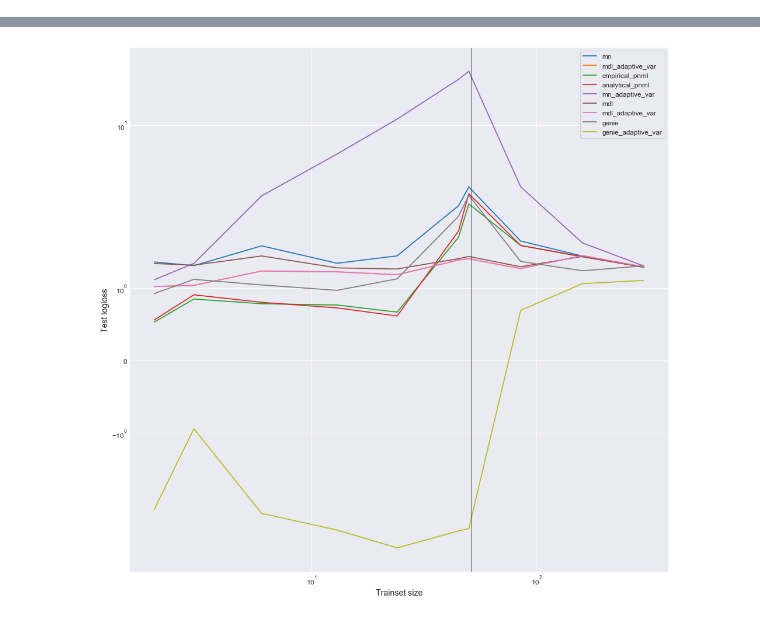
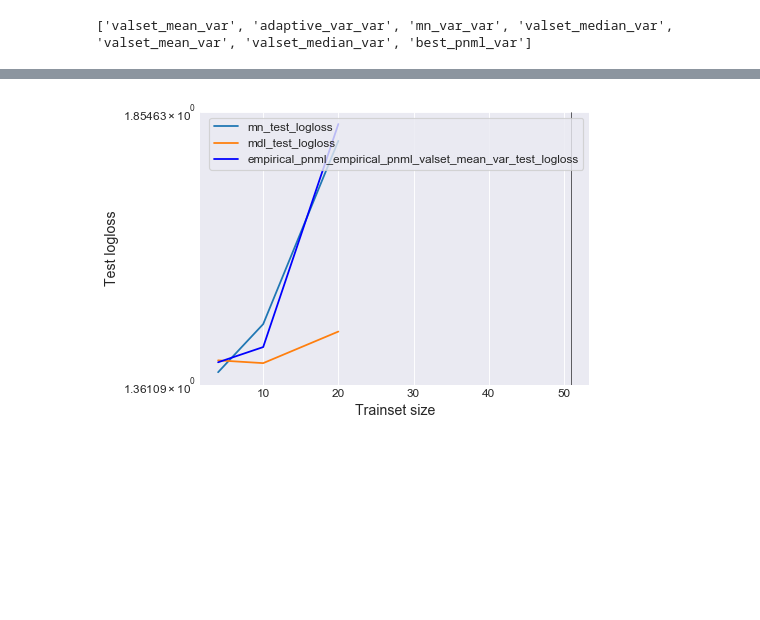
Before and after one commit to kobybibas/pnml_linear_regression_simulation, a Jupyter notebook: notebooks/single_real_data.ipynb, the cells around one changed output, grey strips where cells are left out. Cells and saved outputs as stored; diff of their text form; code cells hidden in the pictures; blank space fills up the shorter version.

Commit message:
optimize pnml var

```diff
--- a/notebooks/single_real_data.ipynb
+++ b/notebooks/single_real_data.ipynb
@@ -52,36 +65,58 @@ Index(['dataset_name', 'trainset_size', 'trail_num', 'valset_size',
+# %%
+# List learners
+var_types = []
+for col in res_df.columns:
+    if col.startswith('empirical_pnml_') and col.endswith('_regret'):
+        var_type = col.replace('empirical_pnml_','').replace('_regret','')
+        var_types.append(var_type)
+print(var_types)
+# %% [output]
+['valset_mean_var', 'adaptive_var_var', 'mn_var_var', 'valset_median_var', 'valset_mean_var', 'valset_median_var', 'best_pnml_var']
 # %%
-# Filter negative regrets
-len_before = len(res_df)
-res_df = res_df[res_df['empirical_pnml_regret'] > 0]
-len_after = len(res_df)
-if len_after != len_before:
-    print(f'Dropped {len_before-len_after} rows from {len_before}')
+# # Filter negative regrets
+# len_before = len(res_df)
+# res_df = res_df[res_df['empirical_pnml_regret'] > 0]
+# len_after = len(res_df)
+# if len_after != len_before:
+#     print(f'Dropped {len_before-len_after} rows from {len_before}')
 # %%
+#
+var_types = [
+#     'valset_mean_var',
+#              'adaptive_var_var',
+#              'mn_var_var',
+#              'valset_median_var',
+#              'best_pnml_var',
+             'empirical_pnml_valset_mean_var',
+#              'empirical_pnml_valset_median_var'
+]
+
 # Create mean df
 res_mean_df = res_df.groupby('trainset_size').mean().reset_index()
+res_std_df = res_df.groupby('trainset_size').std().reset_index()
 
 # Plot learners logloss
-keys = ['mn',
-        'mdl_adaptive_var',
-        'empirical_pnml',
-        'analytical_pnml',
-        'mn_adaptive_var',
-        'mdl',
-        'mdl_adaptive_var',
-        'genie',
-        'genie_adaptive_var']
+keys = ['mn_test_logloss',      'mdl_test_logloss']
+genie_keys = [f'genie_{var_type}_test_logloss' for var_type in var_types]
+pnml_keys = [f'empirical_pnml_{var_type}_test_logloss' for var_type in var_types]
 
-loglos_mean_df = res_mean_df[[key + '_test_logloss' for key in keys] + ['trainset_size']]
-print(loglos_mean_df.head(4))
+fig,ax = plt.subplots(1,1)#,figsize=(8,6))
+colors = ['b','g','r','c','m','y','k','w']
+for i,key in enumerate(keys):
+    ax.plot(res_mean_df['trainset_size'],res_mean_df[key], label=key)
+for i,var_type in enumerate(var_types):
+    genie_key, pnml_key = f'genie_{var_type}_test_logloss', f'empirical_pnml_{var_type}_test_logloss'
+    if genie_key in res_mean_df:
+        ax.plot(res_mean_df['trainset_size'],res_mean_df[genie_key], '--', label=genie_key, color=colors[i])
+    ax.plot(res_mean_df['trainset_size'],res_mean_df[pnml_key] , label=pnml_key,color=colors[i])
+ax.axvline(res_mean_df['num_features'].mean(), color='black', linewidth=0.5)
+ax.legend(loc=1)
+ax.set_yscale('symlog')
+ax.set_ylabel('Test logloss')
+ax.set_xlabel('Trainset size')
 
-fig,ax = plt.subplots(1,1,figsize=(14,14))
-for key in keys:
-    plt.plot(res_mean_df['trainset_size'], res_mean_df[key + '_test_logloss'], label=key)
-    plt.legend()
-plt.axvline(res_mean_df['num_features'].mean(), color='black', linewidth=0.5)
-plt.ylabel('Test logloss')
-plt.xlabel('Trainset size')
-plt.xscale('log')
-plt.yscale('symlog')
+# plt.xscale('log')
+# plt.yscale('symlog')
+plt.tight_layout()
 plt.show()
 # %% [output]
@@ -105,4 +123,4 @@ plt.show()
-[figure, old version]
+[figure, new version]
 # %%
 # Choose specific configurations
 dataset_name = '645_fri_c3_500_50'
```
Also changed, not shown: parts of 9 cells of this notebook, 5 other files.
